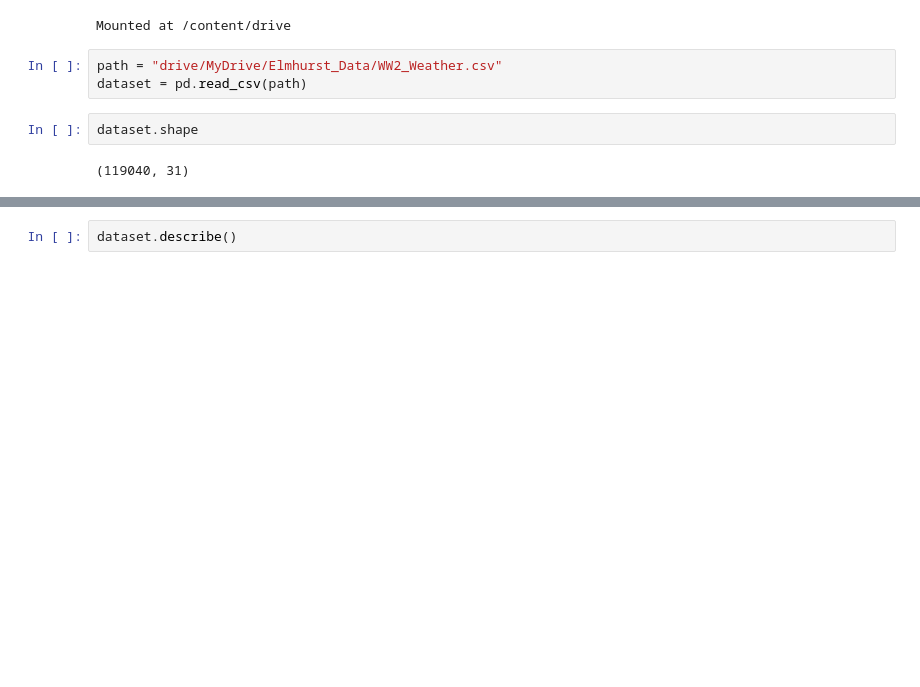
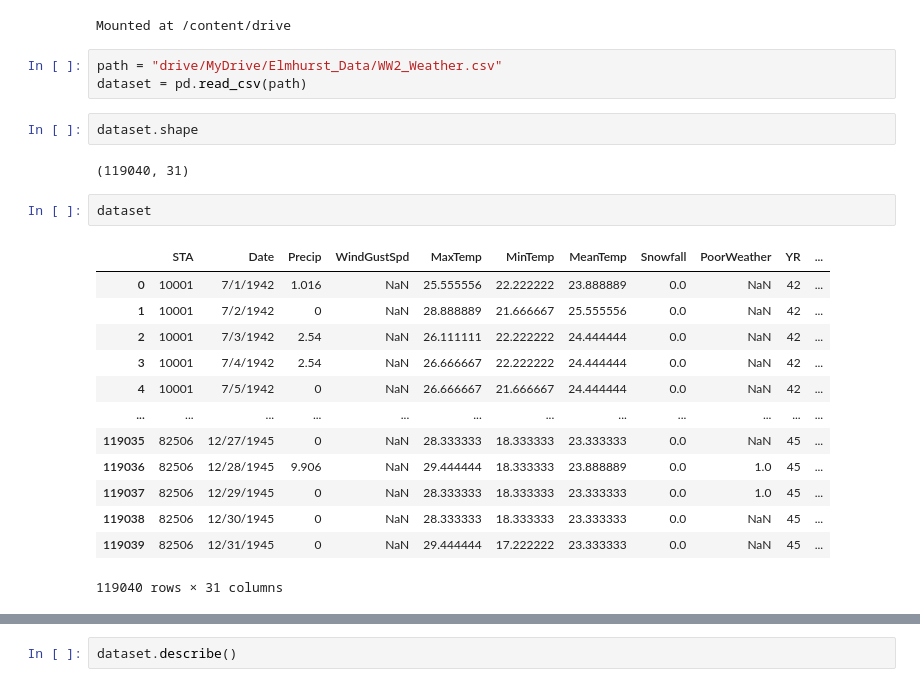
Before and after one commit to zSoftwareRepository/MDS556, a Jupyter notebook: Beginner's_Guide_to_Linear_Regression_Extended(1).ipynb, the cells around one changed output, grey strips where cells are left out. Saved outputs shown, nothing was run; the diff lists cells and outputs as text; blank space fills up the shorter version.

```diff
--- a/Beginner's_Guide_to_Linear_Regression_Extended(1).ipynb
+++ b/Beginner's_Guide_to_Linear_Regression_Extended(1).ipynb
@@ -22,3 +22,19 @@ dataset = pd.read_csv(path)
 dataset.shape
 # %% [output]
 (119040, 31)
+# %%
+dataset
+# %% [output]
+|  | STA | Date | Precip | WindGustSpd | MaxTemp | MinTemp | MeanTemp | Snowfall | PoorWeather | YR | ... |
+| 0 | 10001 | 7/1/1942 | 1.016 | NaN | 25.555556 | 22.222222 | 23.888889 | 0.0 | NaN | 42 | ... |
+| 1 | 10001 | 7/2/1942 | 0 | NaN | 28.888889 | 21.666667 | 25.555556 | 0.0 | NaN | 42 | ... |
+| 2 | 10001 | 7/3/1942 | 2.54 | NaN | 26.111111 | 22.222222 | 24.444444 | 0.0 | NaN | 42 | ... |
+| 3 | 10001 | 7/4/1942 | 2.54 | NaN | 26.666667 | 22.222222 | 24.444444 | 0.0 | NaN | 42 | ... |
+| 4 | 10001 | 7/5/1942 | 0 | NaN | 26.666667 | 21.666667 | 24.444444 | 0.0 | NaN | 42 | ... |
+| ... | ... | ... | ... | ... | ... | ... | ... | ... | ... | ... | ... |
+| 119035 | 82506 | 12/27/1945 | 0 | NaN | 28.333333 | 18.333333 | 23.333333 | 0.0 | NaN | 45 | ... |
+| 119036 | 82506 | 12/28/1945 | 9.906 | NaN | 29.444444 | 18.333333 | 23.888889 | 0.0 | 1.0 | 45 | ... |
+| 119037 | 82506 | 12/29/1945 | 0 | NaN | 28.333333 | 18.333333 | 23.333333 | 0.0 | 1.0 | 45 | ... |
+| 119038 | 82506 | 12/30/1945 | 0 | NaN | 28.333333 | 18.333333 | 23.333333 | 0.0 | NaN | 45 | ... |
+| 119039 | 82506 | 12/31/1945 | 0 | NaN | 29.444444 | 17.222222 | 23.333333 | 0.0 | NaN | 45 | ... |
+119040 rows × 31 columns
```
Also changed, not shown: parts of 5 cells of this notebook.
